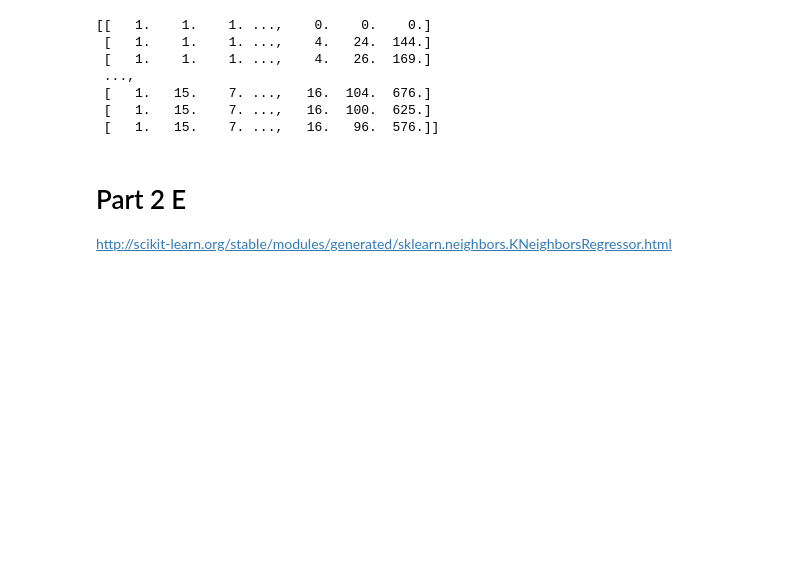
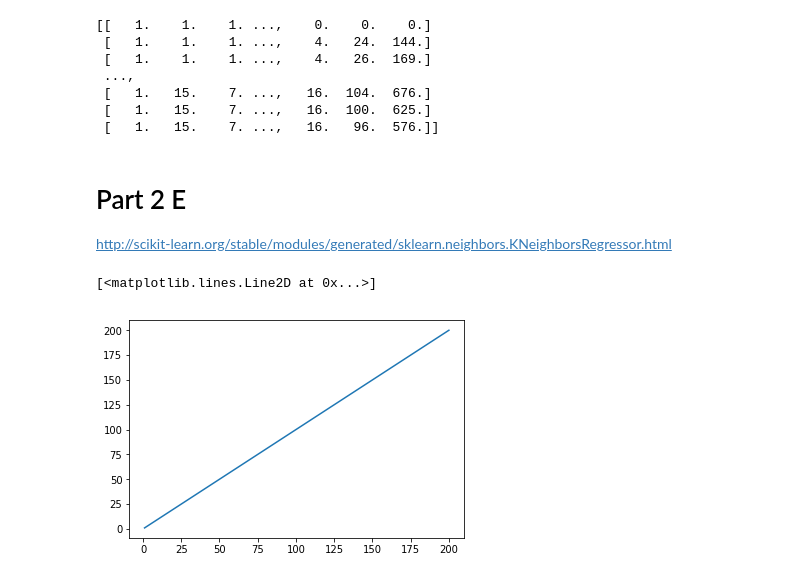
Before and after one commit to Jas-Jess/ee219, a Jupyter notebook: Project 4/Project 4 More testing.ipynb, the cells around one changed output. Saved outputs shown, nothing was run; the diff lists cells and outputs as text; code cells hidden in the pictures; blank space fills up the shorter version.

```diff
--- a/Project 4/Project 4 More testing.ipynb
+++ b/Project 4/Project 4 More testing.ipynb
@@ -633,3 +633,8 @@ http://scikit-learn.org/stable/modules/generated/sklearn.neighbors.KNeighborsReg
 # %%
 # Just using scaler encoding
 # Changing parameters for k-means
+maxFeature = 1
+plt.plot(range(1,201, 1), range(1, 201,1), label = ('Feature # '+str(maxFeature)))
+# %% [output]
+[<matplotlib.lines.Line2D at 0x...>]
+[figure, added]
```
Also changed, not shown: parts of 2 cells of this notebook, 2 other files.
